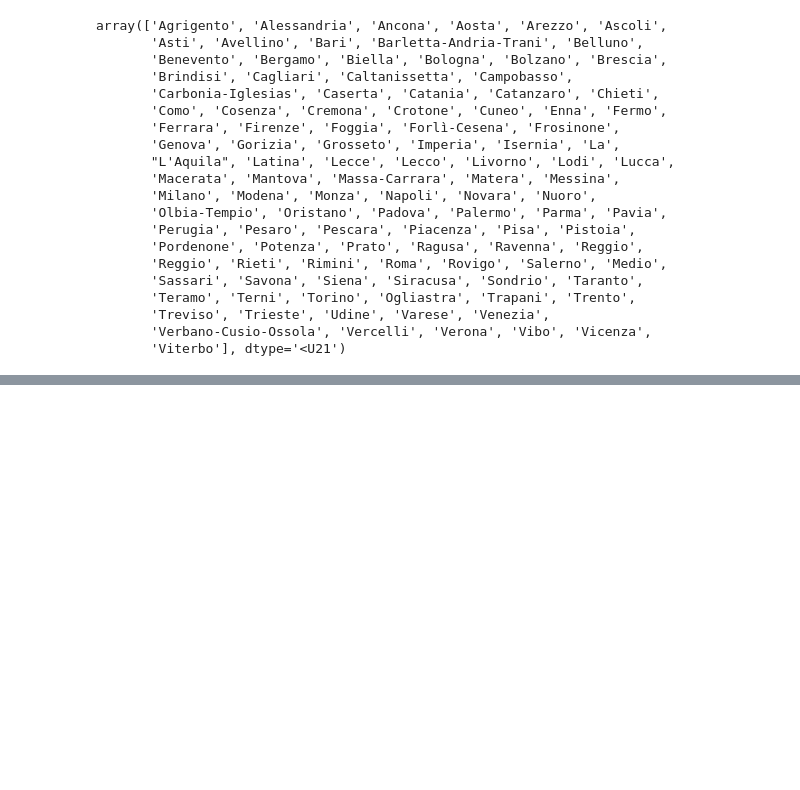
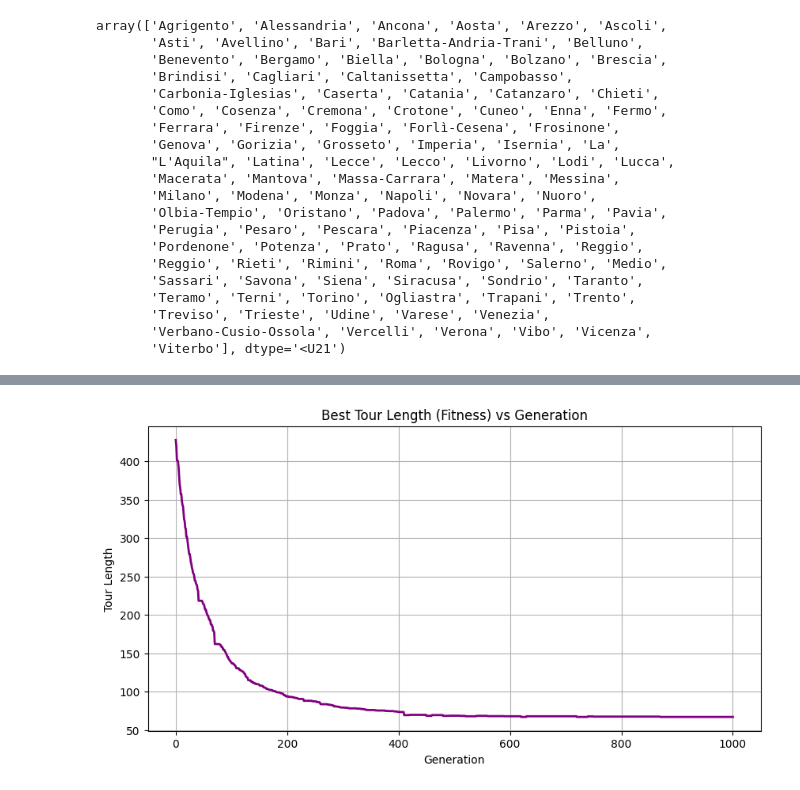
Before and after one commit to giuliagogna/NumericalSimulationLaboratory, a Jupyter notebook: Lab10/analysis10.ipynb, the cells around one changed output, grey strips where cells are left out. Saved outputs shown, nothing was run; the diff lists cells and outputs as text; code cells hidden in the pictures; blank space fills up the shorter version.

```diff
--- a/Lab10/analysis10.ipynb
+++ b/Lab10/analysis10.ipynb
@@ -39,0 +41,3 @@ plt.show()
+# %%
+df = pd.read_csv("outputs/poplog_N110_Pop1500_Gen1000_Italy.dat", sep=r'\s+', comment='#')
+df
@@ -39,0 +58,17 @@ plt.show()
+# %%
+# ==========================================
+# PLOT 1: FITNESS VS GENERATION
+# ==========================================
+
+# Since Rank 0 is always the best individual of the generation, we just filter for Rank == 0
+best_fitness_df = df[df['Rank'] == 0]
+
+plt.figure(figsize=(10, 5))
+plt.plot(best_fitness_df['Generation'], best_fitness_df['Fitness'], color='purple', linewidth=2)
+plt.title('Best Tour Length (Fitness) vs Generation')
+plt.xlabel('Generation')
+plt.ylabel('Tour Length')
+plt.grid(True)
+plt.show()
+# %% [output]
+[figure, added]
```
Also changed, not shown: parts of 7 cells of this notebook, 3 other files.
